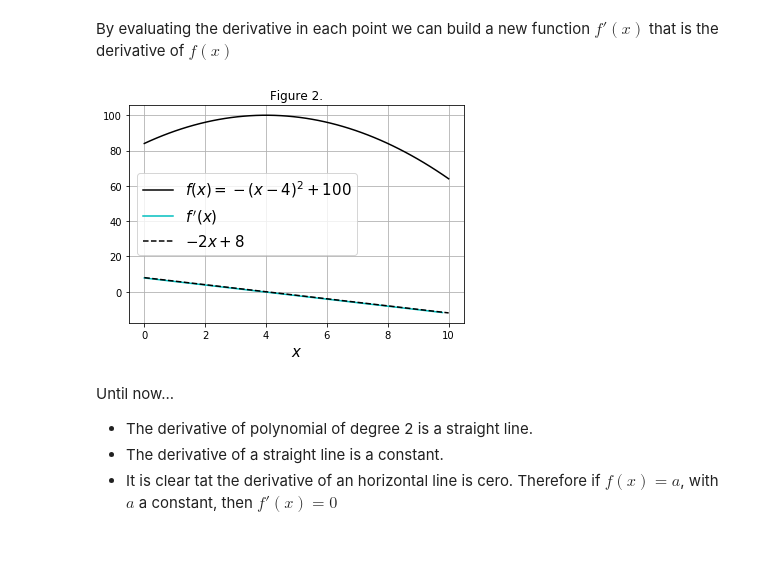
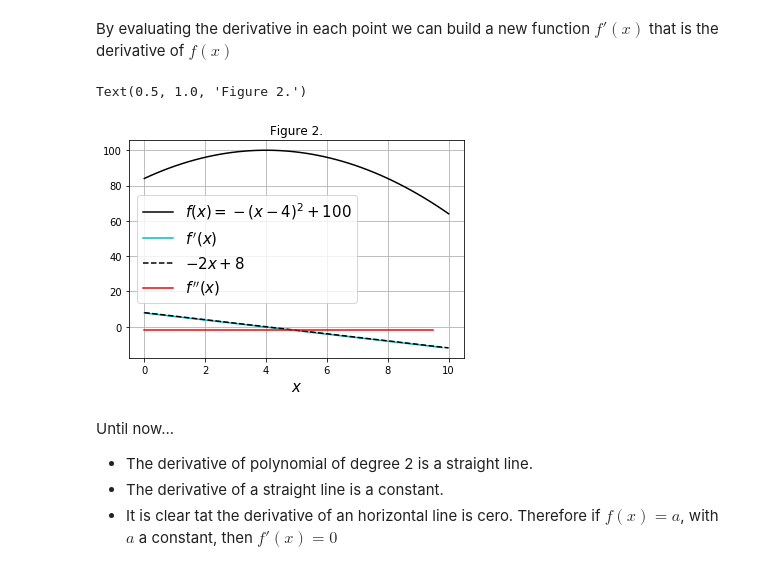
Before and after one commit to restrepo/Calculus, a Jupyter notebook: Differential_Calculus.ipynb, the cells around one changed output. Cells and saved outputs as stored; diff of their text form; code cells hidden in the pictures.

```diff
--- a/Differential_Calculus.ipynb
+++ b/Differential_Calculus.ipynb
@@ -279,13 +280,22 @@ By evaluating the derivative in each point we can build a new function $f'(x)$ t
 # %%
 plt.plot(x,f(x),'k-',label='$f(x)=-(x-4)^2+100$')
 plt.plot(x[:-1],m,'c-',label="$f\,'(x)$")
 plt.plot(x,-2*x+8,'k--',label='$-2x+8$')
 plt.xlabel('$x$',size=15)
+#Second derivative
+def fp(x):
+    return -2*x+8
+xp=np.linspace(0,10,20)
+Δxp=xp[1:]-xp[:-1]
+Δyp=fp(xp[1:])-fp(xp[:-1])
+mp=Δyp/Δxp
+plt.plot(xp[:-1],mp,'r-',label="$f\,''(x)$")
+plt.grid()
 legend(loc='best',fontsize=15)
 plt.title('Figure 2.')
-plt.grid()
 # %% [output]
+Text(0.5, 1.0, 'Figure 2.')
-[figure, old version]
+[figure, new version]
 # %% [markdown]
 Until now...
 * The derivative of polynomial of degree 2 is a straight line.
```
Also changed, not shown: parts of 4 cells of this notebook.
